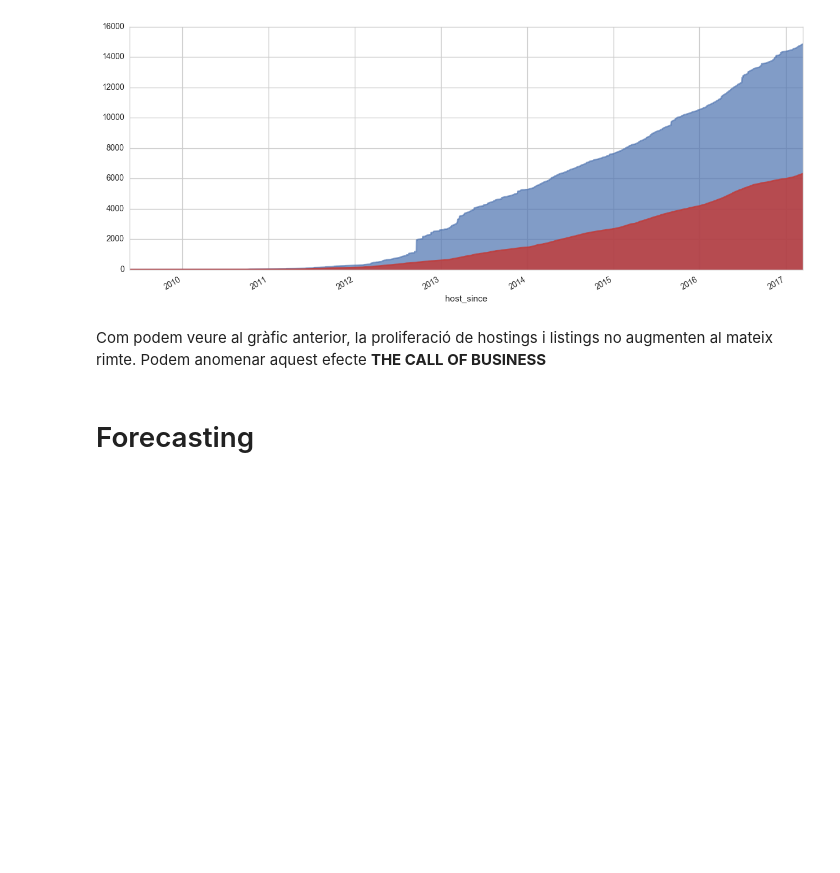
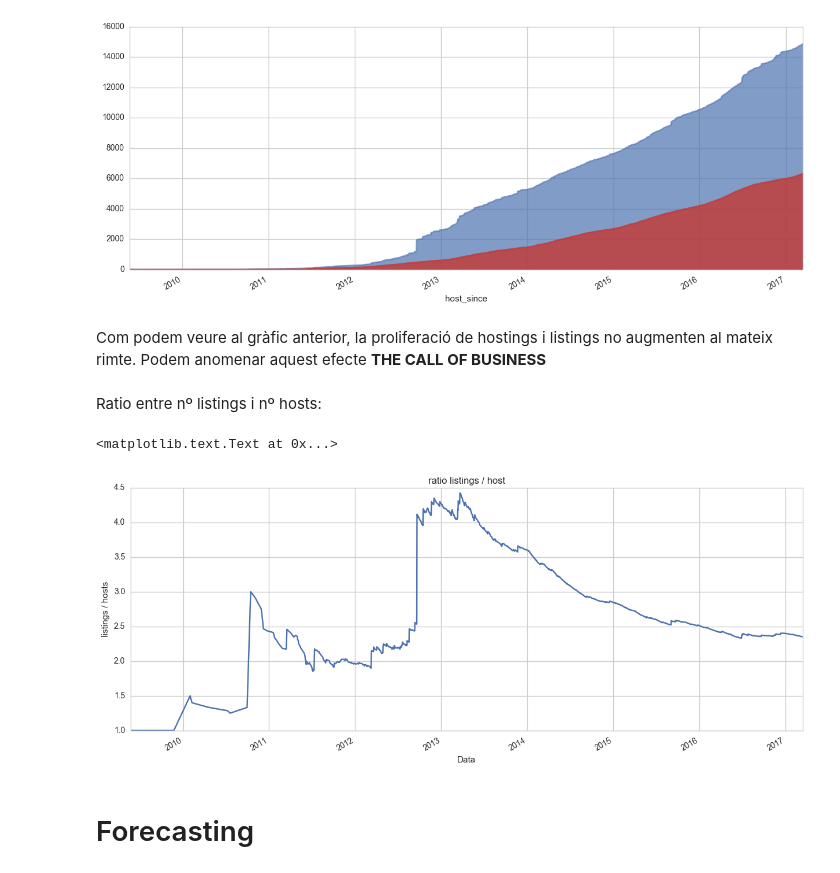
Before and after one commit to BielStela/InsideAirbnb, a Jupyter notebook: notebooks/Forecasting.ipynb, the cells around one changed output. Drawn from its saved outputs; the diff is of its cells as text; code cells hidden in the pictures; blank space fills up the shorter version.

Commit message:
afegit ratio listings/hosts

```diff
--- a/notebooks/Forecasting.ipynb
+++ b/notebooks/Forecasting.ipynb
@@ -69,6 +69,18 @@ host_since.plot(kind='area', alpha=0.8, color='#c43733')
 [figure]
 # %% [markdown]
 Com podem veure al gràfic anterior, la proliferació de hostings i listings no augmenten al mateix rimte. Podem anomenar aquest efecte **THE CALL OF BUSINESS**
+# %% [markdown]
+Ratio entre nº listings i nº hosts:
+# %%
+ratio = list_grow/host_since
+# %%
+ratio.plot()
+plt.title('ratio listings / host')
+plt.ylabel('listings / hosts')
+plt.xlabel('Data')
+# %% [output]
+<matplotlib.text.Text at 0x...>
+[figure, added]
 # %% [markdown]
 # Forecasting
 # %% [markdown]
```
